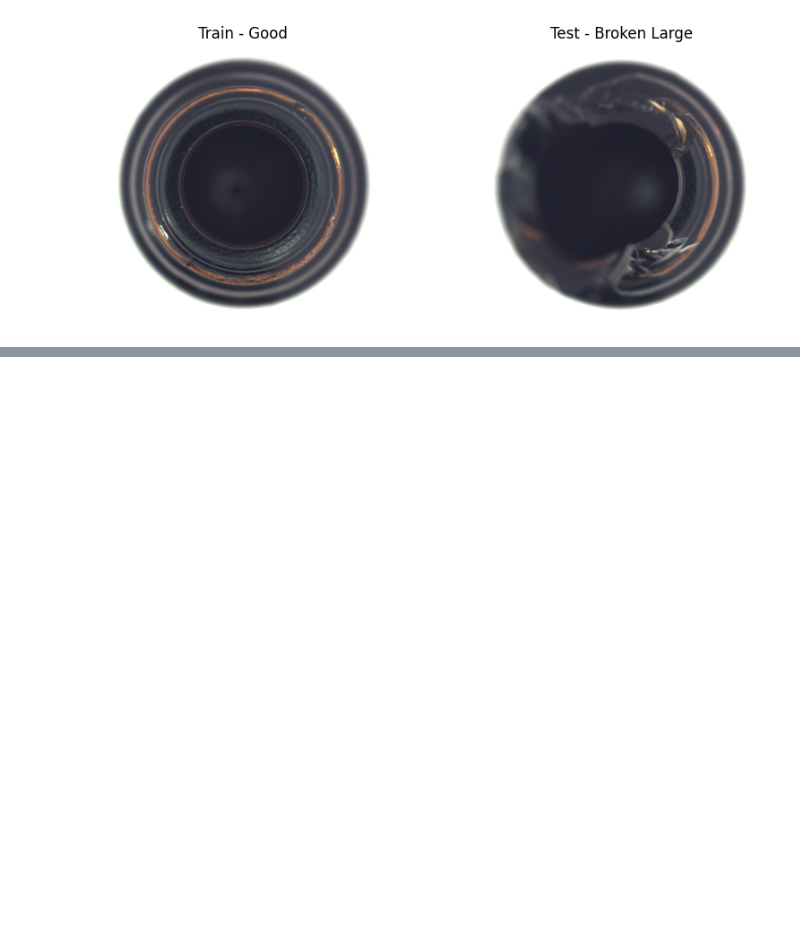
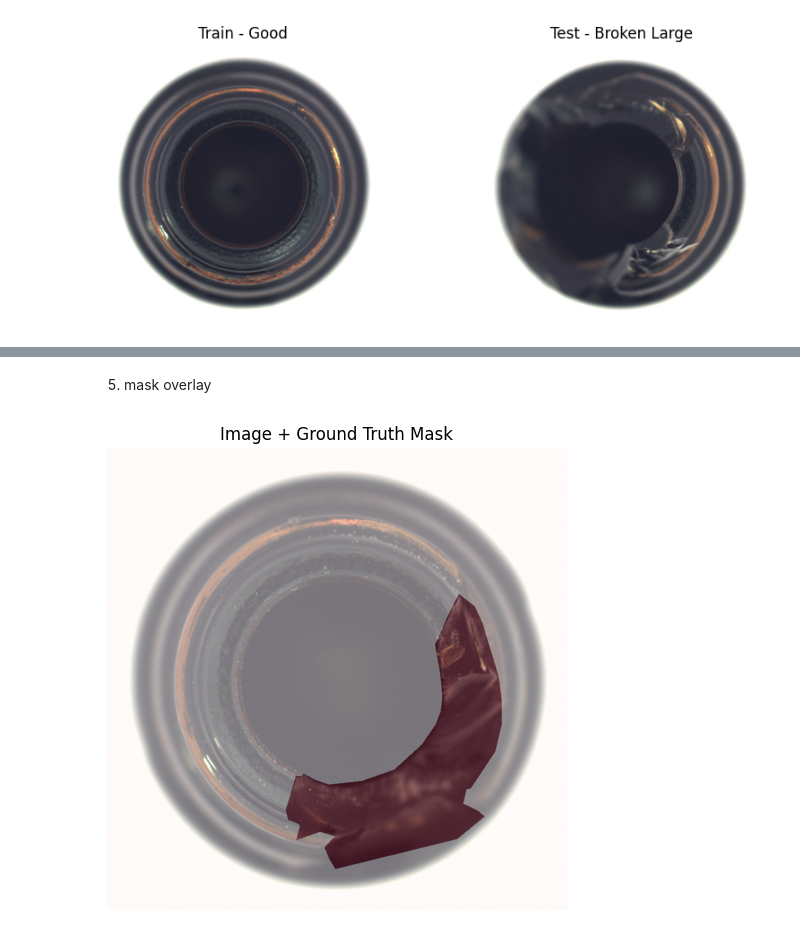
Before and after one commit to minwoo1119/edge-anomaly-detection, a Jupyter notebook: notebooks/mvtec_exploration.ipynb, the cells around one changed output, grey strips where cells are left out. Drawn from its saved outputs; the diff is of its cells as text; code cells hidden in the pictures; blank space fills up the shorter version.

```diff
--- a/notebooks/mvtec_exploration.ipynb
+++ b/notebooks/mvtec_exploration.ipynb
@@ -129,0 +197,18 @@ plt.show()
+# %% [markdown]
+5. mask overlay
+# %%
+import numpy as np
+
+bad_array = np.array(bad_img)
+mask_array = np.array(mask_img)
+
+plt.figure(figsize=(6, 6))
+
+plt.imshow(bad_array)
+plt.imshow(mask_array, cmap="Reds", alpha=0.4)
+
+plt.title("Image + Ground Truth Mask")
+plt.axis("off")
+plt.show()
+# %% [output]
+[figure, added]
```
Also changed, not shown: parts of 10 cells of this notebook.
